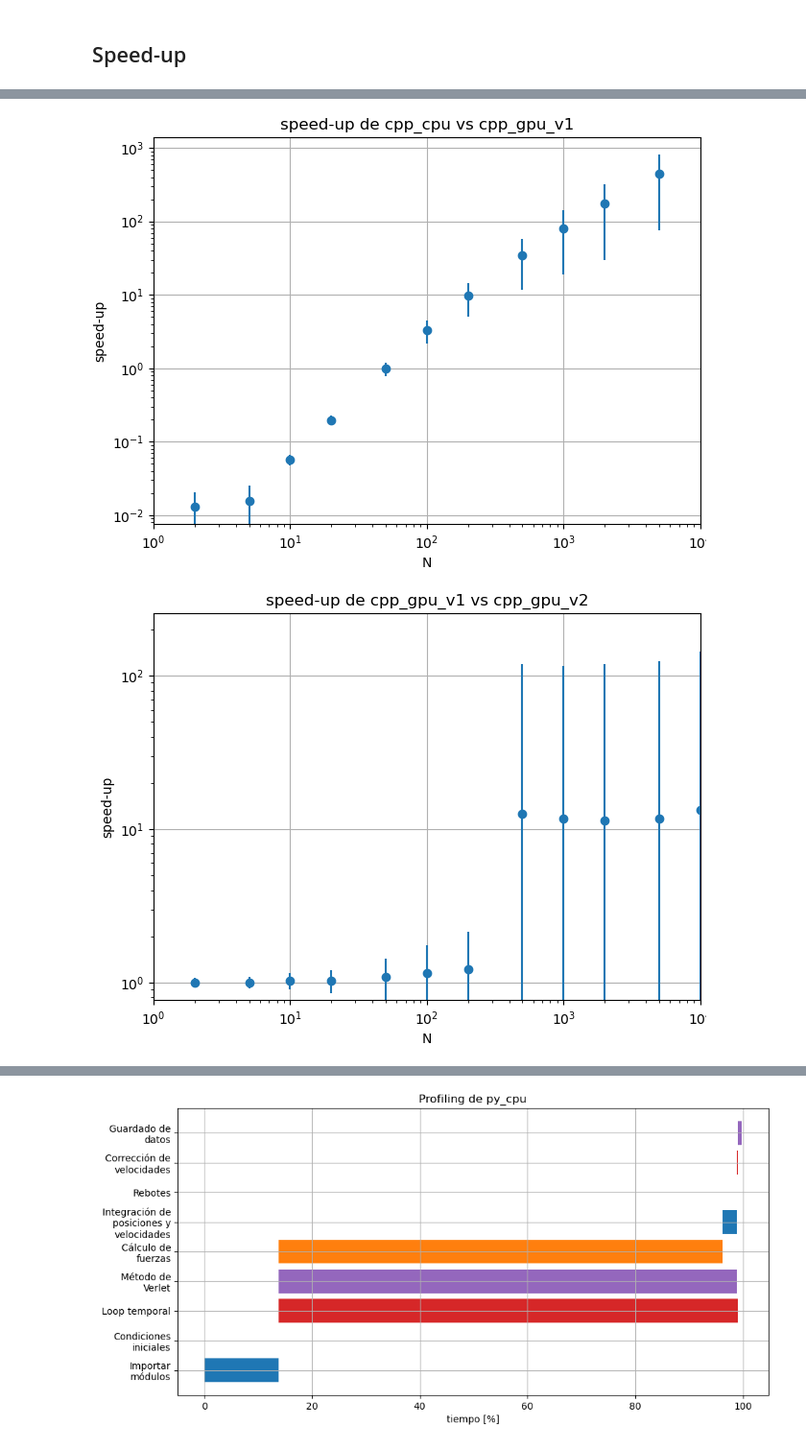
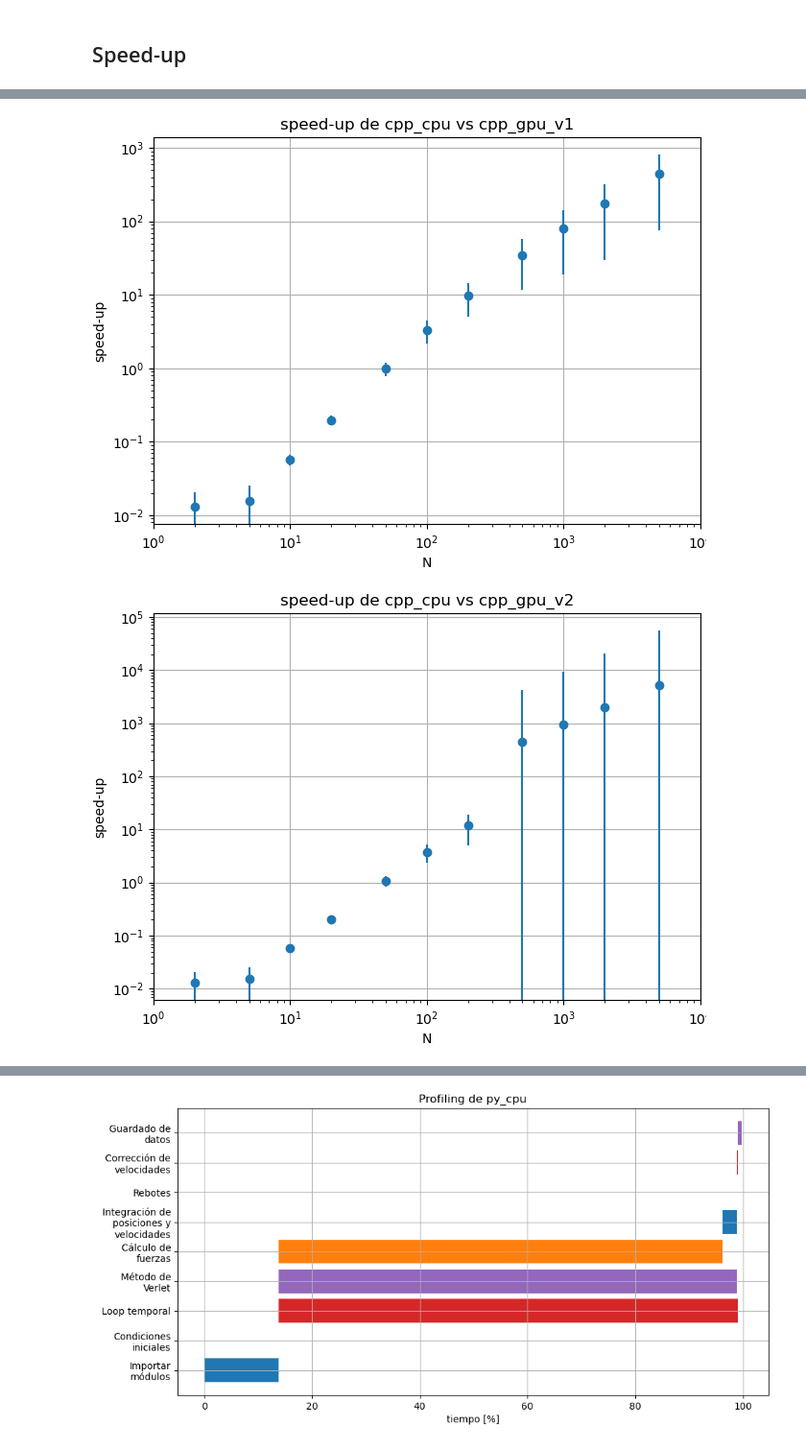
Before and after one commit to Lupama2/Maestria-Bunkin-equlibrio-en-avalancha, a Jupyter notebook: graficos_rendimiento.ipynb, the cells around one changed output, grey strips where cells are left out. Shown at 96% size. Saved outputs shown, nothing was run; the diff lists cells and outputs as text; code cells hidden in the pictures.

```diff
--- a/graficos_rendimiento.ipynb
+++ b/graficos_rendimiento.ipynb
@@ -56,22 +56,27 @@ plt.savefig("graficos/tiempo_de_computo_para_cpp_gpu_v2.png", dpi=300)
 [figure]
 # %%
 #Grafico t_computo_mean vs N
-fig, ax = plt.subplots()
 
-for i in range(len(datos)):
-    ax.errorbar(N_array[i], t_computo_mean[i], yerr=t_computo_std[i], fmt="o", label = name[i])
+def t_computo_vs_N(n_ini, n_fin, sufix_name):
+    '''
+    n: nro de versiones a graficar (en orden)
+    '''
+    fig, ax = plt.subplots()
 
-ax.set_xlabel("N")
-ax.set_ylabel("Tiempo de computo [s]")
-ax.set_title("Tiempo de computo vs N")
-ax.legend()
-ax.grid()
-ax.set_xscale("log")
-ax.set_yscale("log")
+    for i in range(n_ini, n_fin):
+        ax.errorbar(N_array[i], t_computo_mean[i], yerr=t_computo_std[i], fmt="o", label = name[i])
 
-#Disminuir el tamaño de los márgenes superior y derecho
-plt.subplots_adjust(top=0.95, right=0.99)
-#Guardo el gráfico en la carpeta gráficos con su titulo
-plt.savefig("graficos/tiempo_de_computo_vs_N.png", dpi=300)
+    ax.set_xlabel("N")
+    ax.set_ylabel("Tiempo de computo [s]")
+    ax.set_title("Tiempo de computo vs N")
+    ax.legend()
+    ax.grid()
+    ax.set_xscale("log")
+    ax.set_yscale("log")
 
-plt.show()
+    #Disminuir el tamaño de los márgenes superior y derecho
+    plt.subplots_adjust(top=0.95, right=0.99)
+    #Guardo el gráfico en la carpeta gráficos con su titulo
+    plt.savefig(f"graficos/tiempo_de_computo_vs_N_{sufix_name}.png", dpi=300)
+
+    plt.show()
@@ -112,26 +139,26 @@ def graph_speedup(i, j):
 # %%
 #Grafico cociente entre tiempos de computo
 
 
 # .py_gpu respecto a py_cpu
 graph_speedup(0, 1)
 
 # .cpp_cpu respecto a py_cpu
 graph_speedup(0, 2)
 
 # .cpp_gpu_v1 respecto a cpp_cpu
 graph_speedup(2, 3)
 
-# .cpp_gpu_v1 respecto a cpp_gpu_v2
-graph_speedup(3, 4)
+# .cpp_cpu respecto a cpp_gpu_v2
+graph_speedup(2, 4)
 
 # .cpp_gpu_v2 respecto a py_cpu
 graph_speedup(0, 4)
 # %% [output]
 [figure]
 [figure]
 [figure]
-[figure, old version]
+[figure, new version]
 [figure]
 # %%
 def profiling(procesos, titulo):
```
Also changed, not shown: parts of 7 cells of this notebook, 10 other files.
